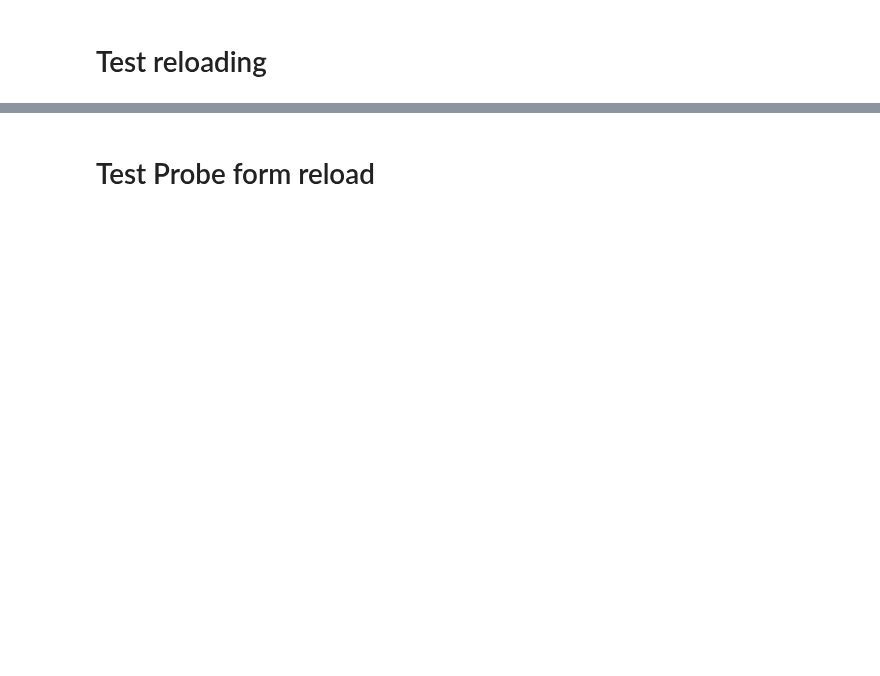
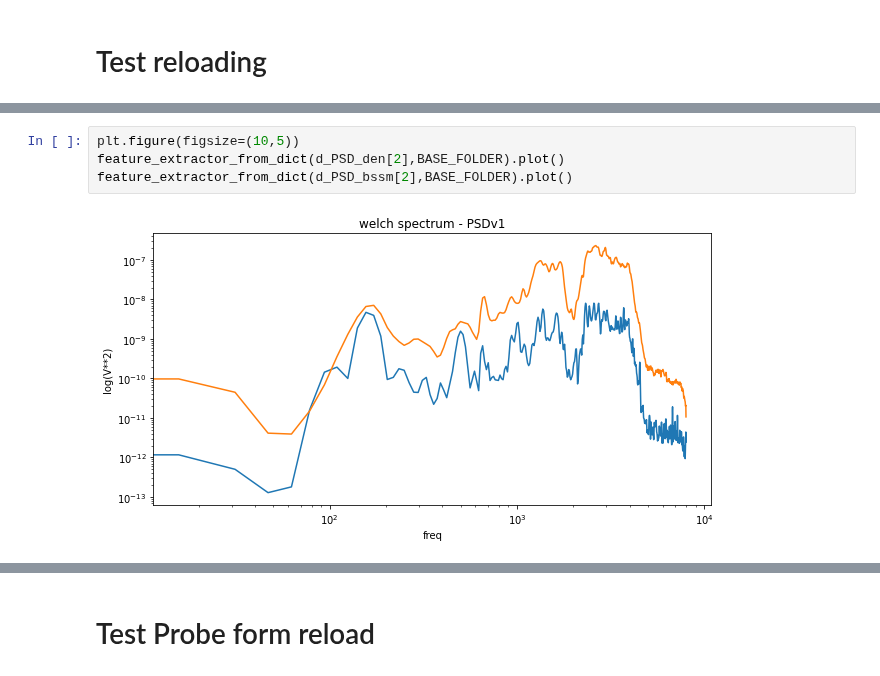
Before and after one commit to BA-HanseML/NF_Prj_MIMII_Dataset, a Jupyter notebook: feature_extraction_diagrams/exdia_v1_dev.ipynb, the cells around one changed output, grey strips where cells are left out. Saved outputs shown, nothing was run; the diff lists cells and outputs as text; blank space fills up the shorter version.

```diff
--- a/feature_extraction_diagrams/exdia_v1_dev.ipynb
+++ b/feature_extraction_diagrams/exdia_v1_dev.ipynb
@@ -103,0 +113,6 @@ feature_extractor_from_dict(dd[0],BASE_FOLDER).plot()
+# %%
+plt.figure(figsize=(10,5))
+feature_extractor_from_dict(d_PSD_den[2],BASE_FOLDER).plot()
+feature_extractor_from_dict(d_PSD_bssm[2],BASE_FOLDER).plot()
+# %% [output]
+[figure, added]
```
Also changed, not shown: parts of 11 cells of this notebook, 1 other file.
